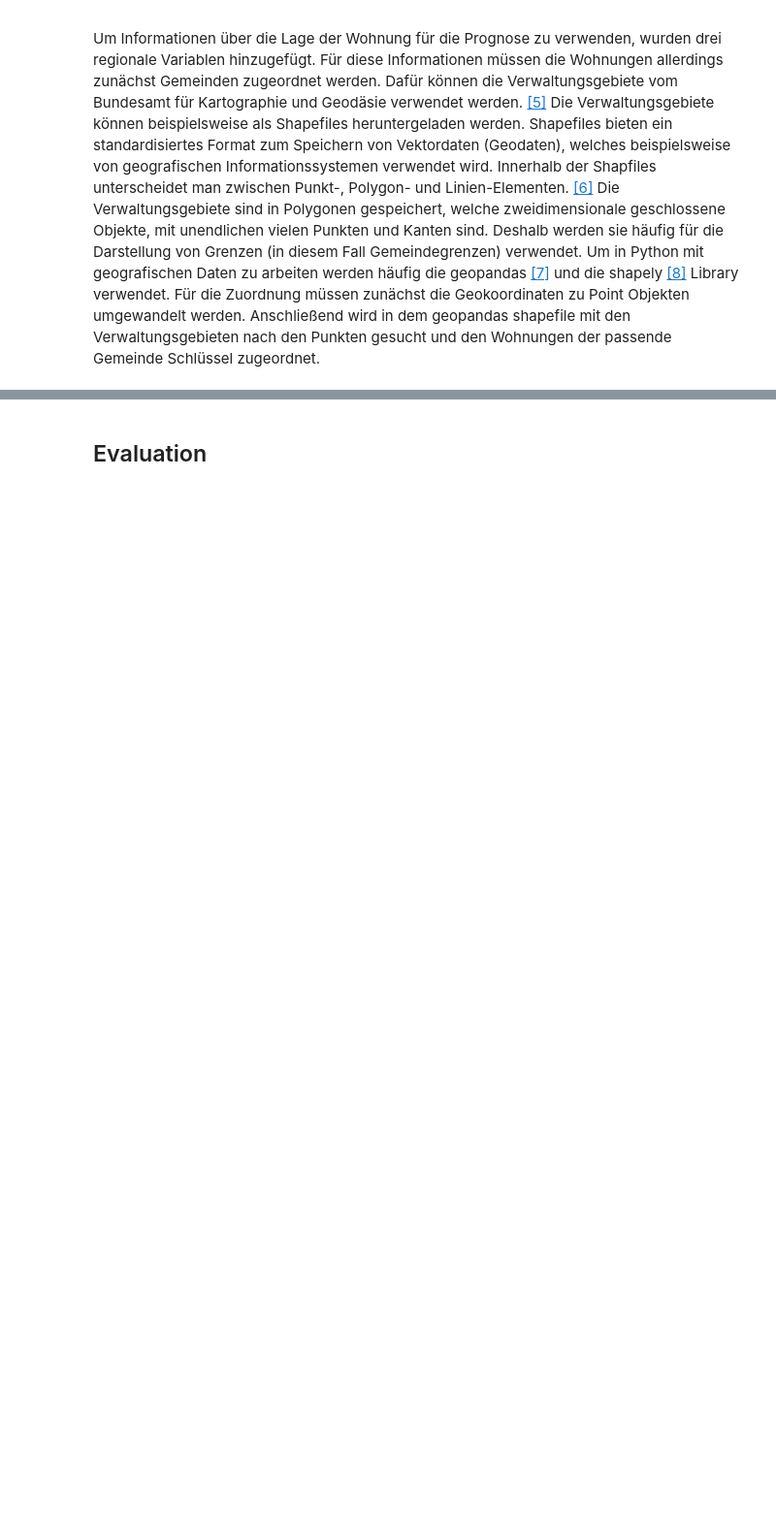
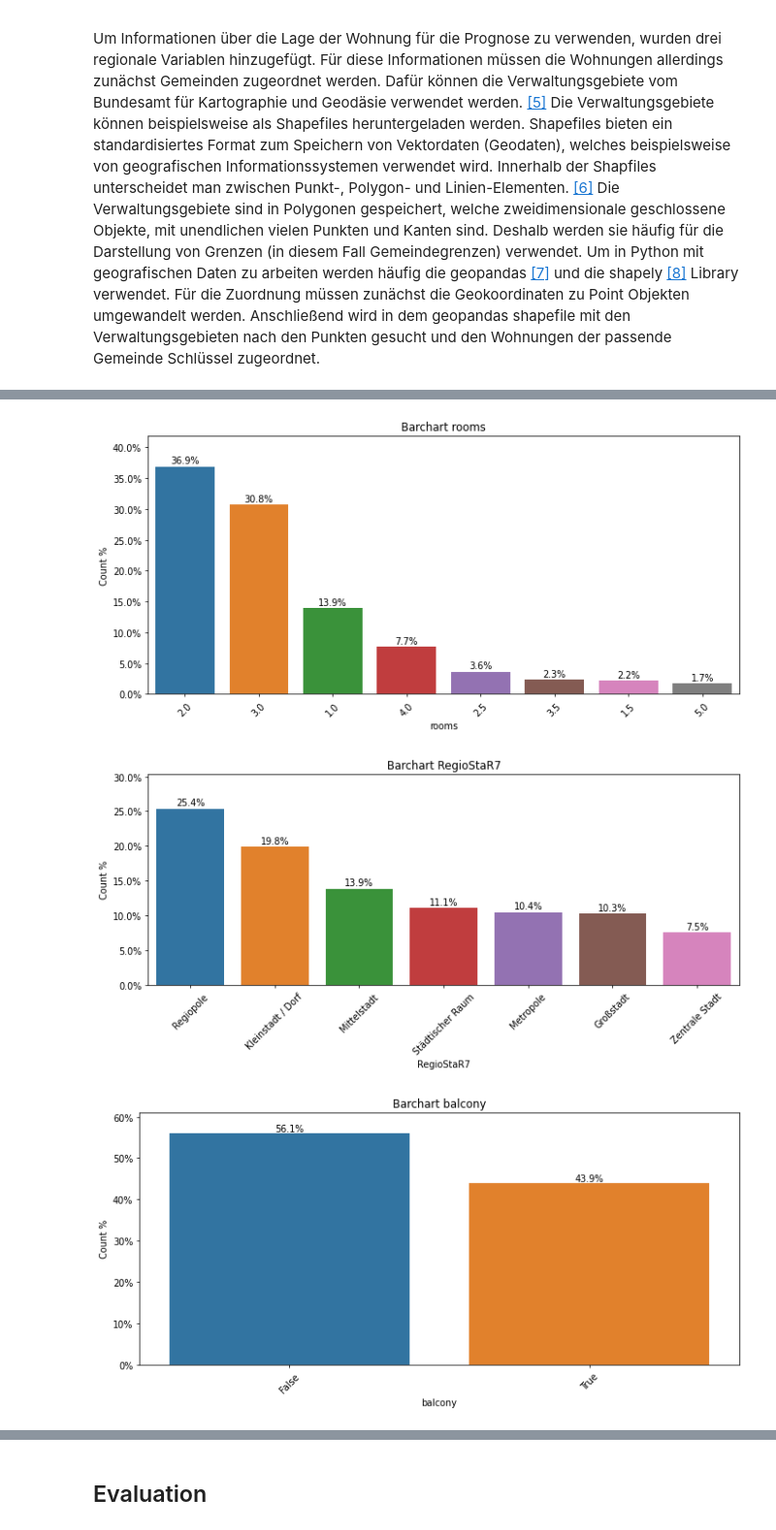
Before and after one commit to LeIx1999/AP_House_Prices, a Jupyter notebook: AP_Jannis_Niesen.ipynb, the cells around one changed output, grey strips where cells are left out. Shown at 97% size. Saved outputs shown, nothing was run; the diff lists cells and outputs as text; code cells hidden in the pictures; blank space fills up the shorter version.

```diff
--- a/AP_Jannis_Niesen.ipynb
+++ b/AP_Jannis_Niesen.ipynb
@@ -746,0 +517,55 @@ memory usage: 667.2 KB
+# %%
+# function bar chart
+def bar(data, var):
+    """
+    This function creates a bar chart based on the variable specified in var.
+    The y-axis shows the relation as percentage.
+
+    Parameters
+    ----------
+    data : pandas DataFrame
+        The dataset containing var
+    var : str
+        The variable to plot a bar chart with
+
+    Returns
+    ----------
+    matplotlib pyplot
+        A bar chart showing the distribution of the variable var
+    """
+    df = data.groupby(var)[var].count().to_frame()
+    df = pd.DataFrame({"value": df.index, "percentage": df[var] / len(data)})
+    df = df[df["percentage"] >= 0.001]
+    df = df.sort_values("percentage", ascending=False).reset_index()
+    df["value"] = df["value"].astype("string")
+    df = df[df["percentage"] >= 0.01]
+
+    df_plot = sns.barplot(x="value", y="percentage", data=df)
+    for index, value in enumerate(df.percentage):
+        plt.text(index, value + 0.005,
+                 f"{value:.1%}", ha="center")
+    plt.xlabel(var)
+    plt.ylabel("Count %")
+    plt.ylim(0, df["percentage"][0] + 0.05)
+    plt.title(f'Barchart {var}')
+    df_plot.yaxis.set_major_formatter(mtick.PercentFormatter(xmax=1, decimals=None, symbol='%', is_latex=False))
+    plt.tick_params(axis="x", rotation=45)
+    plt.tight_layout()
+    plt.show()
+
+
+# rooms
+bar(housing_data, "rooms")
+
+# RegioStaR7
+bar(housing_data, "RegioStaR7")
+
+# balcony
+bar(housing_data, "balcony")
+
+# floor
+bar(housing_data, "floor")
+# %% [output]
+[figure, added]
+[figure, added]
+[figure, added]
```
Also changed, not shown: parts of 32 cells of this notebook, 5 other files.
